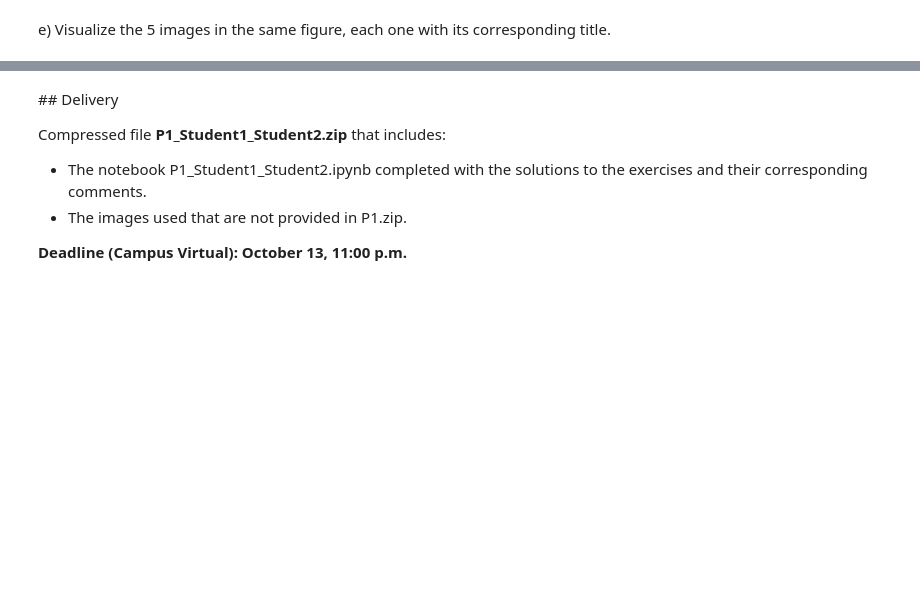
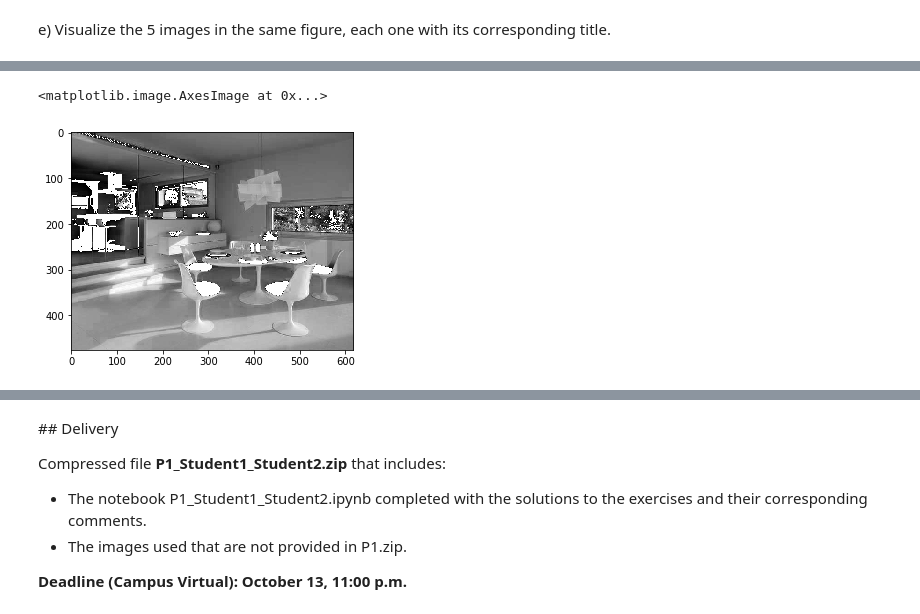
Before and after one commit to rsberrocal/VA_Practicas, a Jupyter notebook: Lab1/P1_ClaraRivadullaDuró.ipynb, the cells around one changed output, grey strips where cells are left out. Drawn from its saved outputs; the diff is of its cells as text; code cells hidden in the pictures; blank space fills up the shorter version.

```diff
--- a/Lab1/P1_ClaraRivadullaDuró.ipynb
+++ b/Lab1/P1_ClaraRivadullaDuró.ipynb
@@ -270,3 +290,9 @@ c) Read and visualize the image `sillas.jpg` (see figure top). Extract its three
+# %%
+sillas_blue = sillas[:,:,2]
+plt.imshow(sillas_blue, cmap = "gray")
+# %% [output]
+<matplotlib.image.AxesImage at 0x...>
+[figure, added]
 # %% [markdown]
 d) Construct and visualize a new image in which the red color of the chairs is changed to blue (see figure).
 <img src="images_notebook/ex17c3.png">
```
Also changed, not shown: parts of 11 cells of this notebook.
